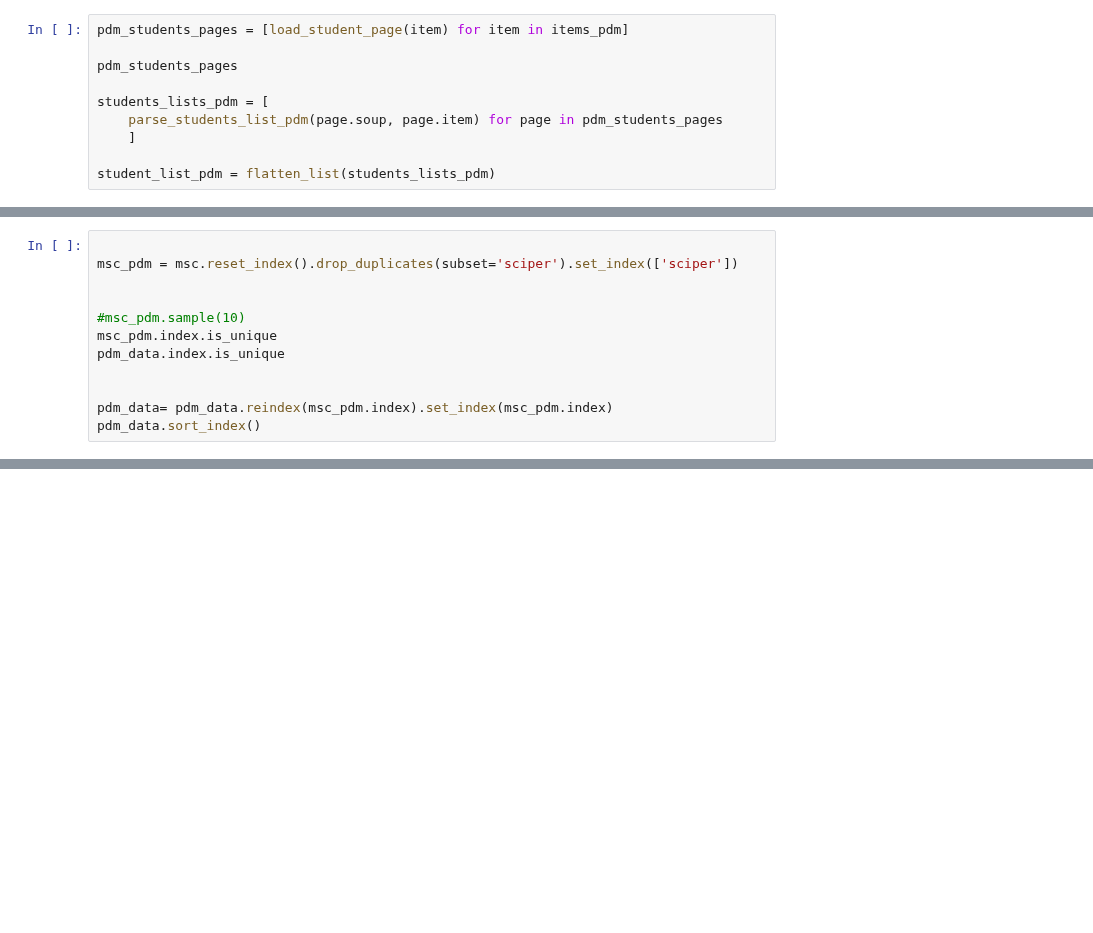
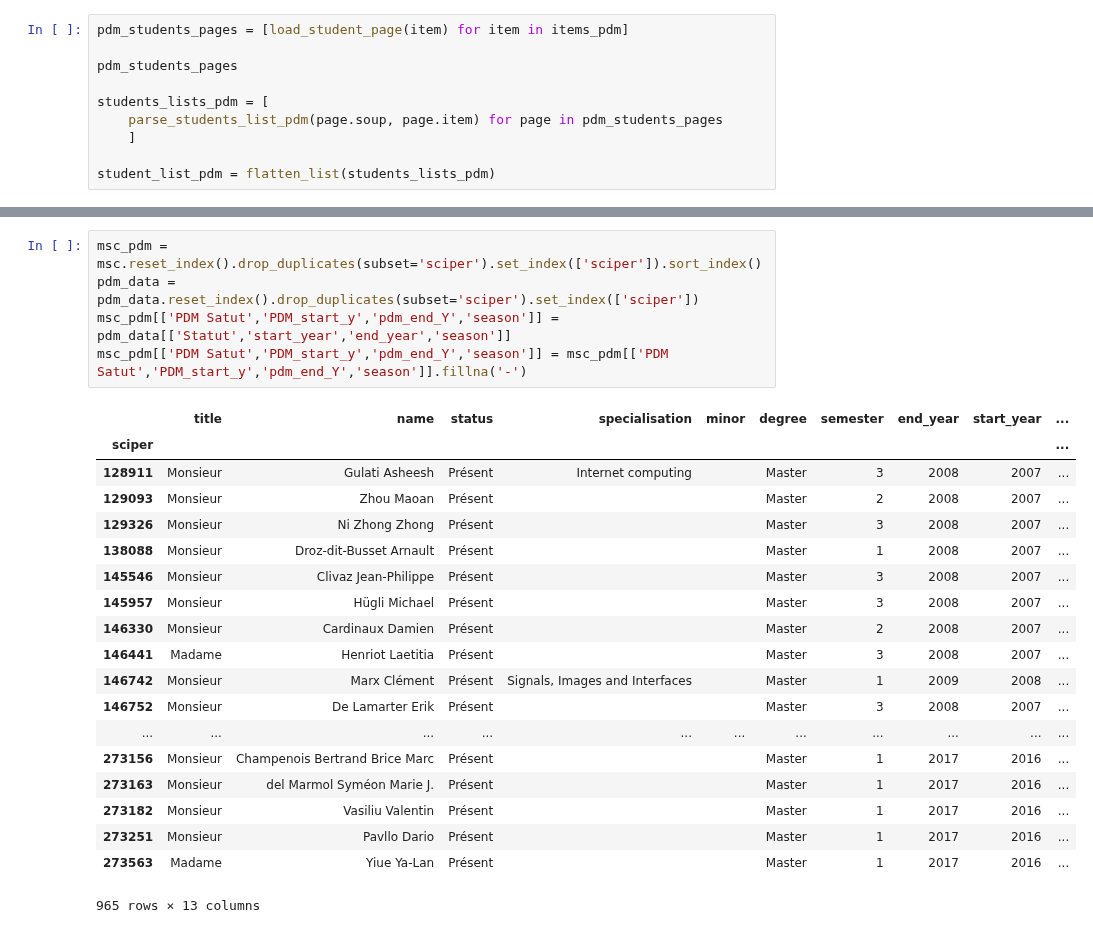
Before and after one commit to romac/ADAHomeworks, a Jupyter notebook: 02 - Data from the Web/Scraper-Simon.ipynb, the cells around one changed output, grey strips where cells are left out. Drawn from its saved outputs; the diff is of its cells as text; blank space fills up the shorter version.

Commit message:
add pdm scrapper + its dataframe instance

```diff
--- a/02 - Data from the Web/Scraper-Simon.ipynb
+++ b/02 - Data from the Web/Scraper-Simon.ipynb
@@ -683,12 +594,0 @@ pdm_data.sample(10)
-# %%
-
-msc_pdm = msc.reset_index().drop_duplicates(subset='sciper').set_index(['sciper'])
-
-
-#msc_pdm.sample(10)
-msc_pdm.index.is_unique
-pdm_data.index.is_unique
-
-
-pdm_data= pdm_data.reindex(msc_pdm.index).set_index(msc_pdm.index)
-pdm_data.sort_index()
@@ -717,0 +595,25 @@ AttributeError: 'numpy.ndarray' object has no attribute 'unique'
+# %%
+msc_pdm = msc.reset_index().drop_duplicates(subset='sciper').set_index(['sciper']).sort_index()
+pdm_data = pdm_data.reset_index().drop_duplicates(subset='sciper').set_index(['sciper'])
+msc_pdm[['PDM Satut','PDM_start_y','pdm_end_Y','season']] = pdm_data[['Statut','start_year','end_year','season']]
+msc_pdm[['PDM Satut','PDM_start_y','pdm_end_Y','season']] = msc_pdm[['PDM Satut','PDM_start_y','pdm_end_Y','season']].fillna('-')
+# %% [output]
+|  | title | name | status | specialisation | minor | degree | semester | end_year | start_year | ... |
+| sciper |  |  |  |  |  |  |  |  |  | ... |
+| 128911 | Monsieur | Gulati Asheesh | Présent | Internet computing |  | Master | 3 | 2008 | 2007 | ... |
+| 129093 | Monsieur | Zhou Maoan | Présent |  |  | Master | 2 | 2008 | 2007 | ... |
+| 129326 | Monsieur | Ni Zhong Zhong | Présent |  |  | Master | 3 | 2008 | 2007 | ... |
+| 138088 | Monsieur | Droz-dit-Busset Arnault | Présent |  |  | Master | 1 | 2008 | 2007 | ... |
+| 145546 | Monsieur | Clivaz Jean-Philippe | Présent |  |  | Master | 3 | 2008 | 2007 | ... |
+| 145957 | Monsieur | Hügli Michael | Présent |  |  | Master | 3 | 2008 | 2007 | ... |
+| 146330 | Monsieur | Cardinaux Damien | Présent |  |  | Master | 2 | 2008 | 2007 | ... |
+| 146441 | Madame | Henriot Laetitia | Présent |  |  | Master | 3 | 2008 | 2007 | ... |
+| 146742 | Monsieur | Marx Clément | Présent | Signals, Images and Interfaces |  | Master | 1 | 2009 | 2008 | ... |
+| 146752 | Monsieur | De Lamarter Erik | Présent |  |  | Master | 3 | 2008 | 2007 | ... |
+| ... | ... | ... | ... | ... | ... | ... | ... | ... | ... | ... |
+| 273156 | Monsieur | Champenois Bertrand Brice Marc | Présent |  |  | Master | 1 | 2017 | 2016 | ... |
+| 273163 | Monsieur | del Marmol Syméon Marie J. | Présent |  |  | Master | 1 | 2017 | 2016 | ... |
+| 273182 | Monsieur | Vasiliu Valentin | Présent |  |  | Master | 1 | 2017 | 2016 | ... |
+| 273251 | Monsieur | Pavllo Dario | Présent |  |  | Master | 1 | 2017 | 2016 | ... |
+| 273563 | Madame | Yiue Ya-Lan | Présent |  |  | Master | 1 | 2017 | 2016 | ... |
+965 rows × 13 columns
```
Also changed, not shown: parts of 15 cells of this notebook.
